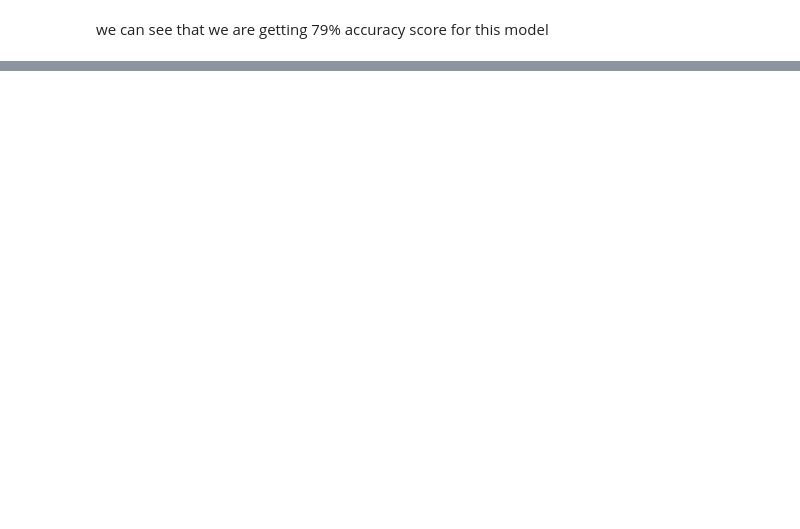
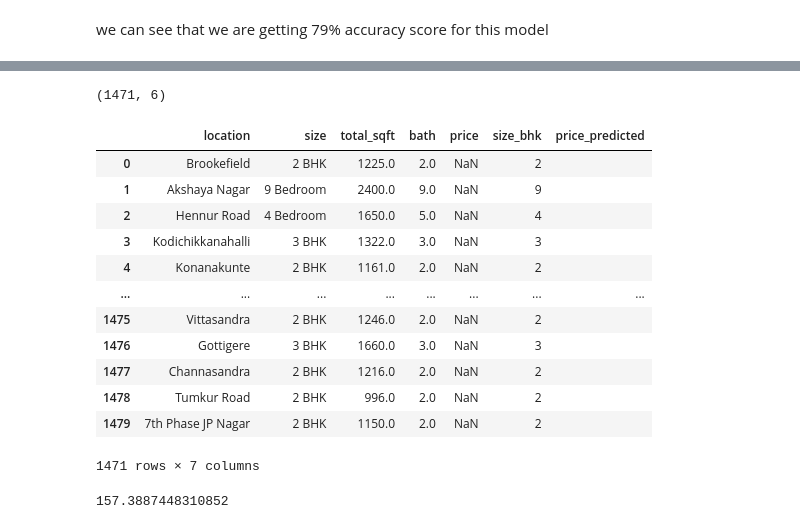
Before and after one commit to Meet200/Machine_Learning-, a Jupyter notebook: Industry_ML_work.ipynb, the cells around one changed output, grey strips where cells are left out. Drawn from its saved outputs; the diff is of its cells as text; code cells hidden in the pictures; blank space fills up the shorter version.

```diff
--- a/Industry_ML_work.ipynb
+++ b/Industry_ML_work.ipynb
@@ -354,0 +411,2 @@ we can see that we are getting 79% accuracy score for this model
+# %%
+test_dataset = test_dataset.drop(['area_type','society','balcony','availability'],axis='columns')
@@ -354,0 +427,2 @@ we can see that we are getting 79% accuracy score for this model
+# %%
+test_dataset =test_dataset.dropna(subset=['size', 'bath']) # removing NULL values
@@ -354,0 +433,5 @@ we can see that we are getting 79% accuracy score for this model
+# %%
+#removing '-' from dataset
+test_dataset.total_sqft = test_dataset.total_sqft.apply(remove_for_sqft)
+test_dataset = test_dataset[test_dataset.total_sqft.notnull()]
+test_dataset
@@ -354,0 +452,3 @@ we can see that we are getting 79% accuracy score for this model
+# %%
+test_dataset['size_bhk'] = test_dataset['size'].apply(lambda x: int(x.split(' ')[0])) # spliting data and taking integet value in column 'size_bhk'
+test_dataset
@@ -354,0 +482,25 @@ we can see that we are getting 79% accuracy score for this model
+# %%
+test_dataset.shape
+# %% [output]
+(1471, 6)
+# %%
+test_dataset['price_predicted'] = ''
+test_dataset
+# %% [output]
+|  | location | size | total_sqft | bath | price | size_bhk | price_predicted |
+| 0 | Brookefield | 2 BHK | 1225.0 | 2.0 | NaN | 2 |  |
+| 1 | Akshaya Nagar | 9 Bedroom | 2400.0 | 9.0 | NaN | 9 |  |
+| 2 | Hennur Road | 4 Bedroom | 1650.0 | 5.0 | NaN | 4 |  |
+| 3 | Kodichikkanahalli | 3 BHK | 1322.0 | 3.0 | NaN | 3 |  |
+| 4 | Konanakunte | 2 BHK | 1161.0 | 2.0 | NaN | 2 |  |
+| ... | ... | ... | ... | ... | ... | ... | ... |
+| 1475 | Vittasandra | 2 BHK | 1246.0 | 2.0 | NaN | 2 |  |
+| 1476 | Gottigere | 3 BHK | 1660.0 | 3.0 | NaN | 3 |  |
+| 1477 | Channasandra | 2 BHK | 1216.0 | 2.0 | NaN | 2 |  |
+| 1478 | Tumkur Road | 2 BHK | 996.0 | 2.0 | NaN | 2 |  |
+| 1479 | 7th Phase JP Nagar | 2 BHK | 1150.0 | 2.0 | NaN | 2 |  |
+1471 rows × 7 columns
+# %%
+predict_price(test_dataset.location[1],test_dataset.total_sqft[1], test_dataset.bath[1], test_dataset.size_bhk[1])
+# %% [output]
+157.3887448310852
```
Also changed, not shown: parts of 16 cells of this notebook.
